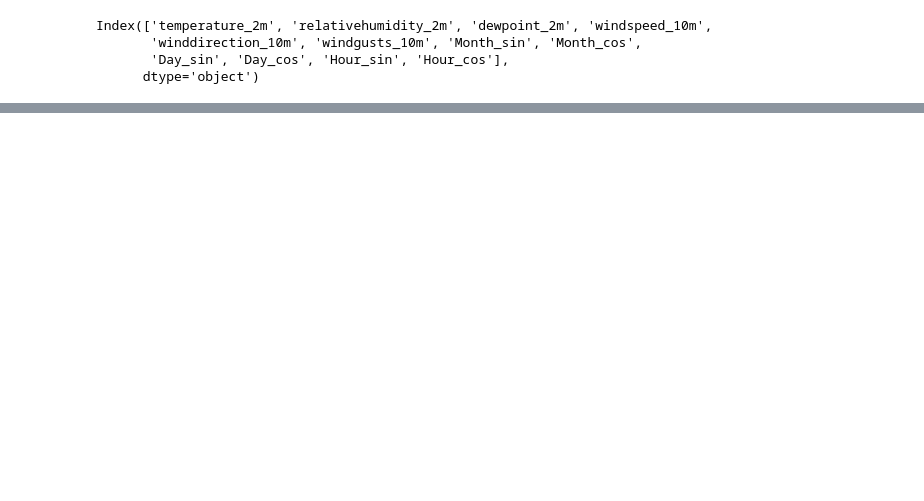
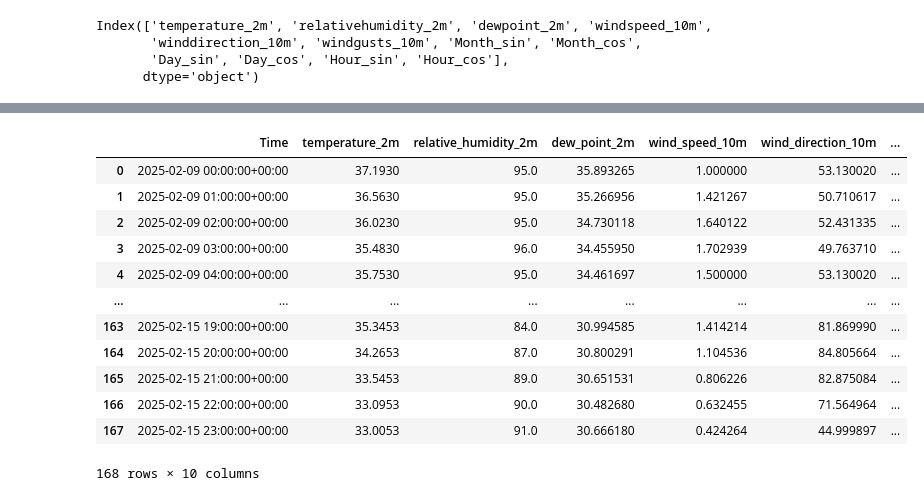
Before and after one commit to aryaman2603/array_yaar_yantra_ml, a Jupyter notebook: WindmillEnergyPredn.ipynb, the cells around one changed output, grey strips where cells are left out. Saved outputs shown, nothing was run; the diff lists cells and outputs as text; code cells hidden in the pictures; blank space fills up the shorter version.

```diff
--- a/WindmillEnergyPredn.ipynb
+++ b/WindmillEnergyPredn.ipynb
@@ -205,0 +290,3 @@ joblib.dump(rf4, "random_forest_model.pkl")
+# %%
+import pandas as pd
+fut_df = pd.read_csv(csv_filename)
@@ -205,0 +302,23 @@ joblib.dump(rf4, "random_forest_model.pkl")
+# %%
+fut_df.rename(columns={'date': 'Time'}, inplace=True)
+fut_df['Time'] = pd.to_datetime(fut_df['Time'])
+fut_df['Year']=fut_df['Time'].dt.year
+fut_df['Month']=fut_df['Time'].dt.month
+# %%
+fut_df['Hour'] = fut_df['Time'].dt.hour
+# %%
+fut_df
+# %% [output]
+|  | Time | temperature_2m | relative_humidity_2m | dew_point_2m | wind_speed_10m | wind_direction_10m | ... |
+| 0 | 2025-02-09 00:00:00+00:00 | 37.1930 | 95.0 | 35.893265 | 1.000000 | 53.130020 | ... |
+| 1 | 2025-02-09 01:00:00+00:00 | 36.5630 | 95.0 | 35.266956 | 1.421267 | 50.710617 | ... |
+| 2 | 2025-02-09 02:00:00+00:00 | 36.0230 | 95.0 | 34.730118 | 1.640122 | 52.431335 | ... |
+| 3 | 2025-02-09 03:00:00+00:00 | 35.4830 | 96.0 | 34.455950 | 1.702939 | 49.763710 | ... |
+| 4 | 2025-02-09 04:00:00+00:00 | 35.7530 | 95.0 | 34.461697 | 1.500000 | 53.130020 | ... |
+| ... | ... | ... | ... | ... | ... | ... | ... |
+| 163 | 2025-02-15 19:00:00+00:00 | 35.3453 | 84.0 | 30.994585 | 1.414214 | 81.869990 | ... |
+| 164 | 2025-02-15 20:00:00+00:00 | 34.2653 | 87.0 | 30.800291 | 1.104536 | 84.805664 | ... |
+| 165 | 2025-02-15 21:00:00+00:00 | 33.5453 | 89.0 | 30.651531 | 0.806226 | 82.875084 | ... |
+| 166 | 2025-02-15 22:00:00+00:00 | 33.0953 | 90.0 | 30.482680 | 0.632455 | 71.564964 | ... |
+| 167 | 2025-02-15 23:00:00+00:00 | 33.0053 | 91.0 | 30.666180 | 0.424264 | 44.999897 | ... |
+168 rows × 10 columns
```
Also changed, not shown: parts of 15 cells of this notebook, 6 other files.
